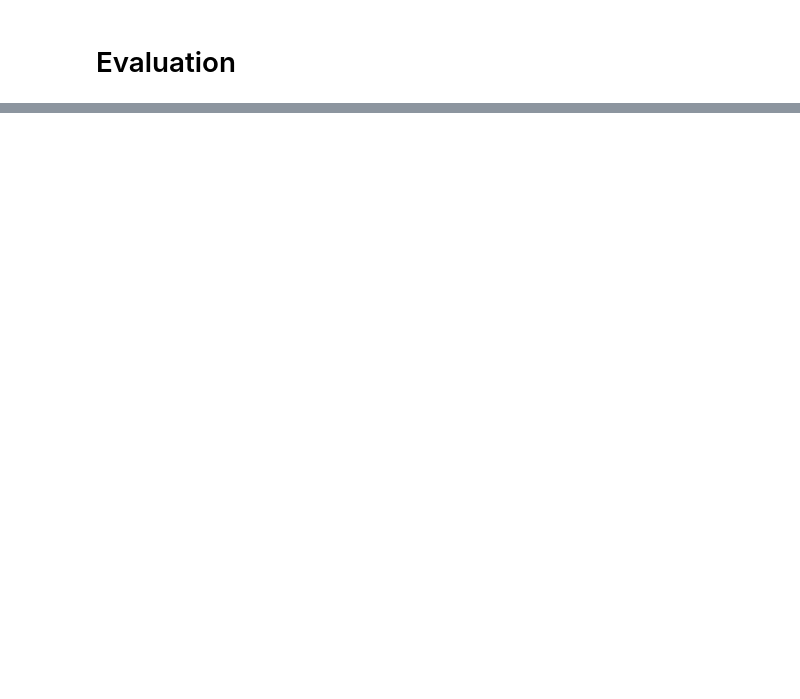
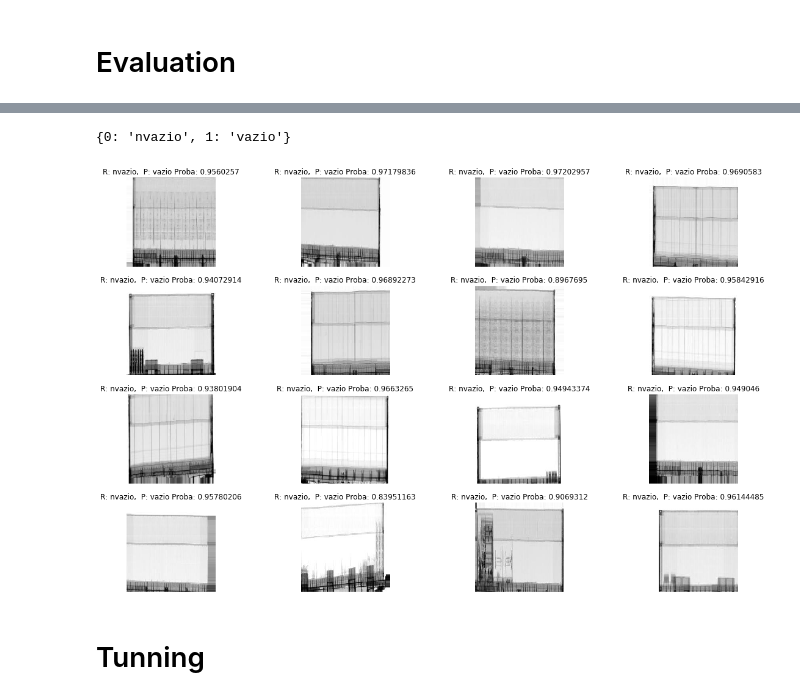
Before and after one commit to IvanBrasilico/model_ajna_1, a Jupyter notebook: notebooks/01b2-Baseline-redesimples-vazio-tamanhomaior-augmented-filtered.ipynb, the cells around one changed output, grey strips where cells are left out. Cells and saved outputs as stored; diff of their text form; code cells hidden in the pictures; blank space fills up the shorter version.

```diff
--- a/notebooks/01b2-Baseline-redesimples-vazio-tamanhomaior-augmented-filtered.ipynb
+++ b/notebooks/01b2-Baseline-redesimples-vazio-tamanhomaior-augmented-filtered.ipynb
@@ -160,10 +201,10 @@ train_generator = train_datagen.flow_from_directory(
     shuffle=False
 )
 
-s = len(train_generator) * 128
+s = len(validation_generator) * 128
 t0 = time.time()
 
-y_train, y_pred_train, X_names_train = get_imagens_erro(train_generator, model)
+y_train, y_pred_train, X_names_train, y_pred_train_proba = get_imagens_erro(train_generator, model)
 
 elapsed = time.time() - t0
 print('%d imagens processadas em %s segundos (%s por imagem)' % (s, elapsed, elapsed / s))
@@ -172,2 +229,7 @@ report(train_generator, y_train, y_pred_train)
 # %%
-plot_errors(train_generator, y_train, y_pred, caminho_train, X_names_train)
+plot_errors(train_generator, y_train, y_pred_train, caminho_train, X_names_train, y_pred_train_proba)
+# %% [output]
+{0: 'nvazio', 1: 'vazio'}
+[figure, added]
+# %% [markdown]
+# Tunning
```
Also changed, not shown: parts of 21 cells of this notebook, 26 other files.
